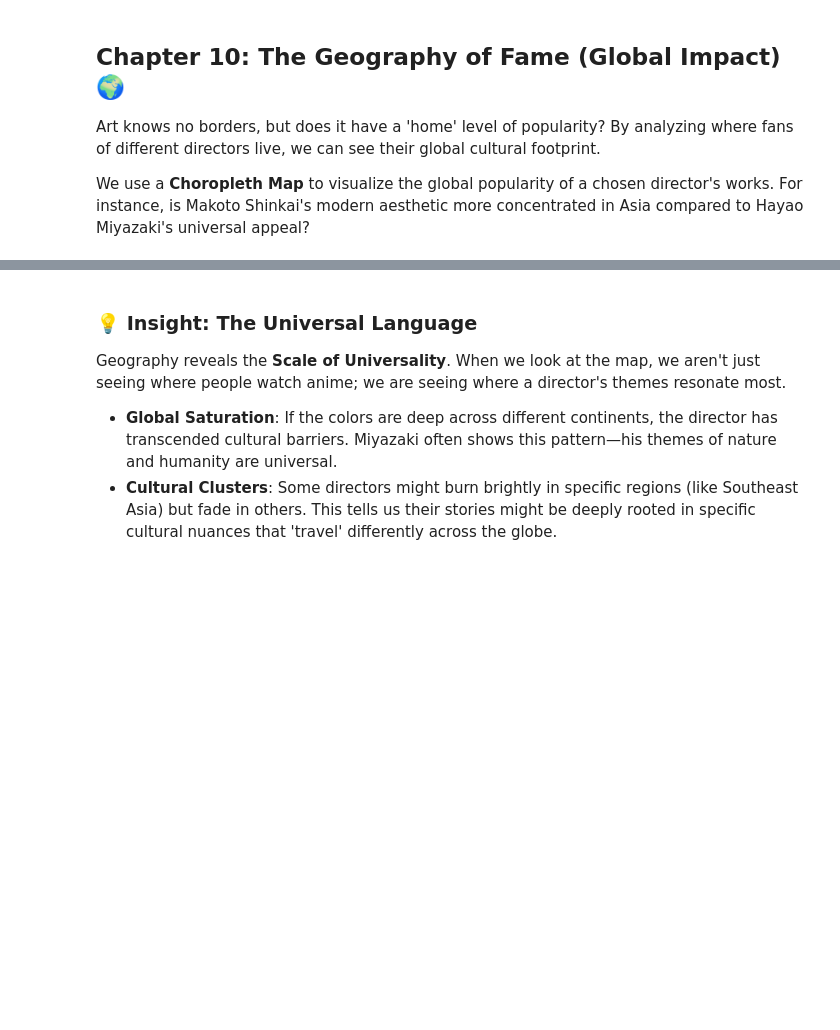
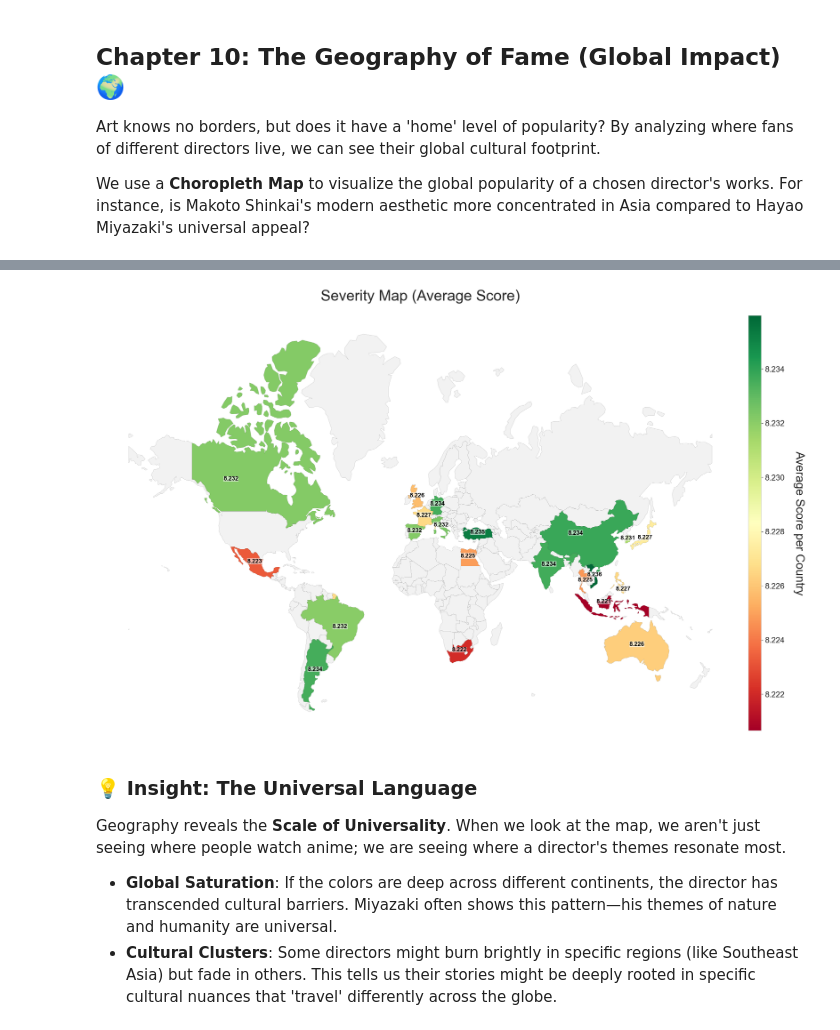
Before and after one commit to Seintian/unito-hci-data-analysis-25-26, a Jupyter notebook: solution/notebooks/03_midas_touch.ipynb, the cells around one changed output, grey strips where cells are left out. Saved outputs shown, nothing was run; the diff lists cells and outputs as text; code cells hidden in the pictures; blank space fills up the shorter version.

```diff
--- a/solution/notebooks/03_midas_touch.ipynb
+++ b/solution/notebooks/03_midas_touch.ipynb
@@ -333,17 +335,10 @@ Every studio has a business model, and it's visible in the dots.
 - **The Factory**: Other studios show a massive spread from 4.0 to 9.0. Their strategy is "Shotgun Approach"—produce everything, accepting that for every hit, there will be several forgettable fillers.
 # %%
 # Filter Top Studios
-# Studio column often contains lists "Madhouse, MAPPA". We should explode them for accuracy,
-# but for main studios usually they are listed first or alone.
-# Let's check consistency of major studios.
-
 target_studios = ['Kyoto Animation', 'Madhouse', 'MAPPA', 'Bones', 'Sunrise', 'A-1 Pictures', 'J.C.Staff', 'Studio Ghibli', 'ufotable', 'Production I.G']
 
-# Create a dataset where we track scores for each of these studios
 studio_scores = []
-
 for studio in target_studios:
-    # Simple contains match
     s_data = df[df['studios'].astype(str).str.contains(studio, na=False)]
     if len(s_data) > 0:
         temp_df = s_data[['title', 'score']].copy()
@@ -351,22 +346,20 @@ for studio in target_studios:
         studio_scores.append(temp_df)
 
 df_studio_dna = pd.concat(studio_scores)
-
-# Order by median score for better visual
 studio_order = df_studio_dna.groupby('Studio')['score'].median().sort_values(ascending=False).index
 
-# Violin Plot for Studio DNA
 fig = go.Figure()
-
 for studio in studio_order:
     data = df_studio_dna[df_studio_dna['Studio'] == studio]['score']
-    fig.add_trace(go.Violin(x=data, y0=0, name=studio, orientation='h', side='positive', width=1.3, points=False))
+    # Removed y0=0 to allow Plotly to stack them on the Y-axis correctly
+    fig.add_trace(go.Violin(x=data, name=studio, orientation='h', side='positive', width=1.3, points=False))
 
 fig.update_layout(title='Studio DNA: Score Consistency & Quality',
                   xaxis_title='Score',
                   yaxis_title='Studio',
                   showlegend=False,
-                  height=800)
+                  height=800,
+                  template='plotly_white')
 fig.show()
 # %% [markdown]
 ### 💡 Insight: The "Seal of Quality"
@@ -701,3 +635,68 @@ Loading and processing geographic data...
+# %%
+# Analysis: Geography of Fame (Severity Map)
+import geopandas as gpd
+import matplotlib.pyplot as plt
+import matplotlib.colors as mcolors
+from mpl_toolkits.axes_grid1 import make_axes_locatable
+import pandas as pd
+import numpy as np
+
+try:
+    # 1. Data Loading
+    profiles = pd.read_parquet('../../data/processed/profiles.parquet')[['username', 'location']]
+    favs = pd.read_parquet('../../data/processed/favs.parquet')
+    favs_anime = favs[favs['fav_type'] == 'anime']
+
+    # Linked with 'df' which is the main dataframe already loaded in the notebook (stats+details)
+    df_scores = favs_anime.merge(df[['anime_id', 'score']], left_on='id', right_on='anime_id')
+    df_geo = df_scores.merge(profiles, on='username')
+
+    # Metrics Calculation
+    analysis = df_geo.groupby('location')['score'].mean().reset_index()
+    analysis.columns = ['country', 'avg_score']
+
+    # 2. Map Loading (Using direct URL for GeoPandas 1.0+ compatibility without geodatasets)
+    world = gpd.read_file("https://naciscdn.org/naturalearth/110m/cultural/ne_110m_admin_0_countries.zip")
+
+    # Merge and cleaning
+    world_data = world.merge(analysis, left_on='NAME', right_on='country', how='left')
+    world_data = world_data[world_data['NAME'] != 'Antarctica'].to_crs(epsg=3857)
+
+    # 3. Visualization
+    fig, ax = plt.subplots(1, 1, figsize=(20, 15))
+
+    # Color scale normalization
+    norm = mcolors.Normalize(vmin=analysis['avg_score'].min(), vmax=analysis['avg_score'].max())
+    divider = make_axes_locatable(ax)
+    cax = divider.append_axes("right", size="2%", pad=0.2)
+
+    # Main choropleth plot
+    world_data.plot(column='avg_score', ax=ax, cax=cax, legend=True,
+                    missing_kwds={'color': '#f2f2f2'}, cmap='RdYlGn',
+                    norm=norm, edgecolor='black', linewidth=0.1)
+
+    # Colorbar label
+    cax.set_ylabel("Average Score per Country", fontsize=24, labelpad=40, rotation=270)
+    cax.tick_params(labelsize=16)
+
+    # 4. Annotations (Vectorized approach using .apply)
+    world_data.dropna(subset=['avg_score']).apply(lambda row: ax.annotate(
+        text=f"{row['avg_score']:.3f}",
+        xy=row['geometry'].representative_point().coords[0],
+        horizontalalignment='center', fontsize=12, fontweight='bold', color='black',
+        bbox=dict(facecolor='white', alpha=0.6, edgecolor='none', pad=0.1)), axis=1)
+
+    # Title and axis settings
+    ax.set_title('Severity Map (Average Score)', fontsize=30, pad=30)
+    ax.set_axis_off()
+
+    plt.tight_layout()
+    plt.show()
+
+except Exception as e:
+    print(f"An error occurred: {e}")
+# %% [output]
+[figure, added]
 # %% [markdown]
 ### 💡 Insight: The Universal Language
 
```
Also changed, not shown: parts of 10 cells of this notebook, 1 other file.
